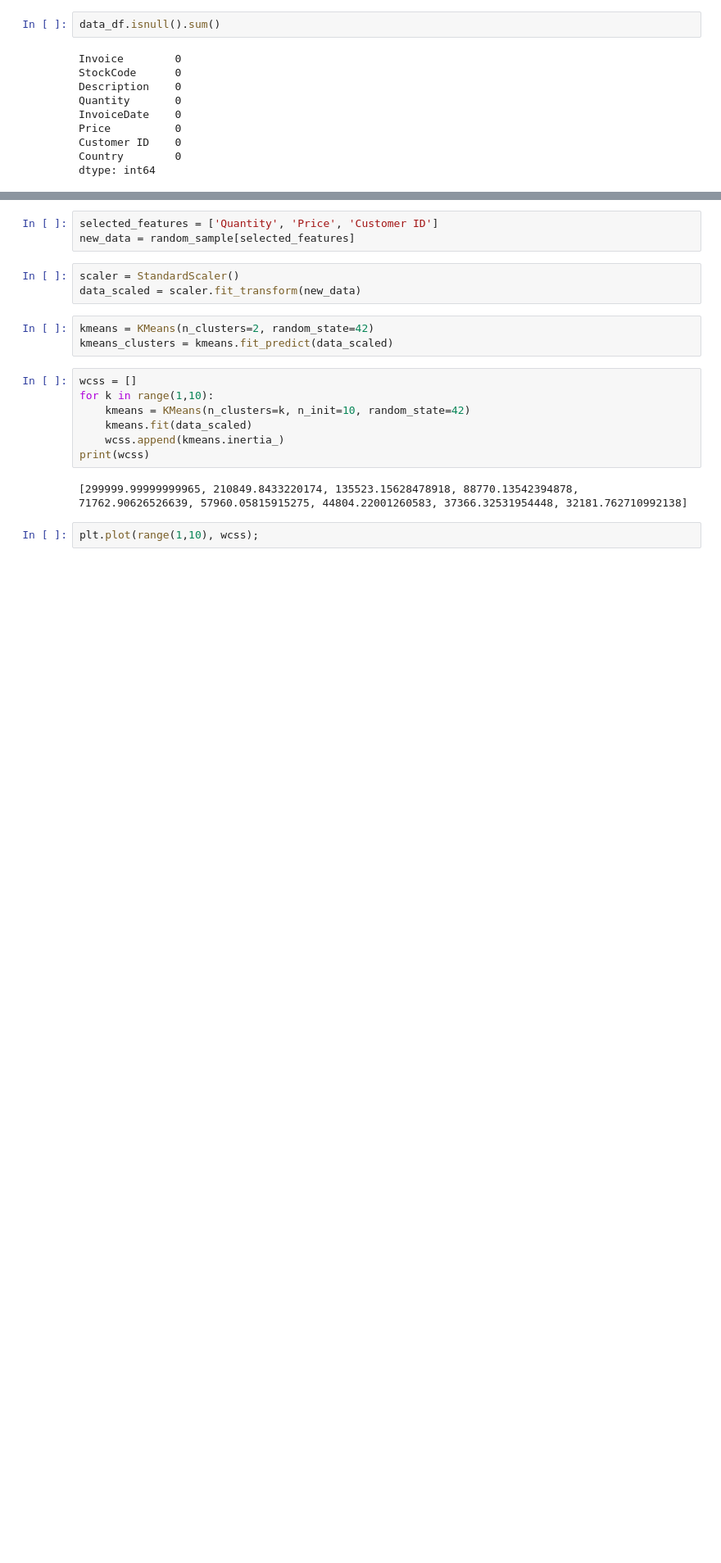
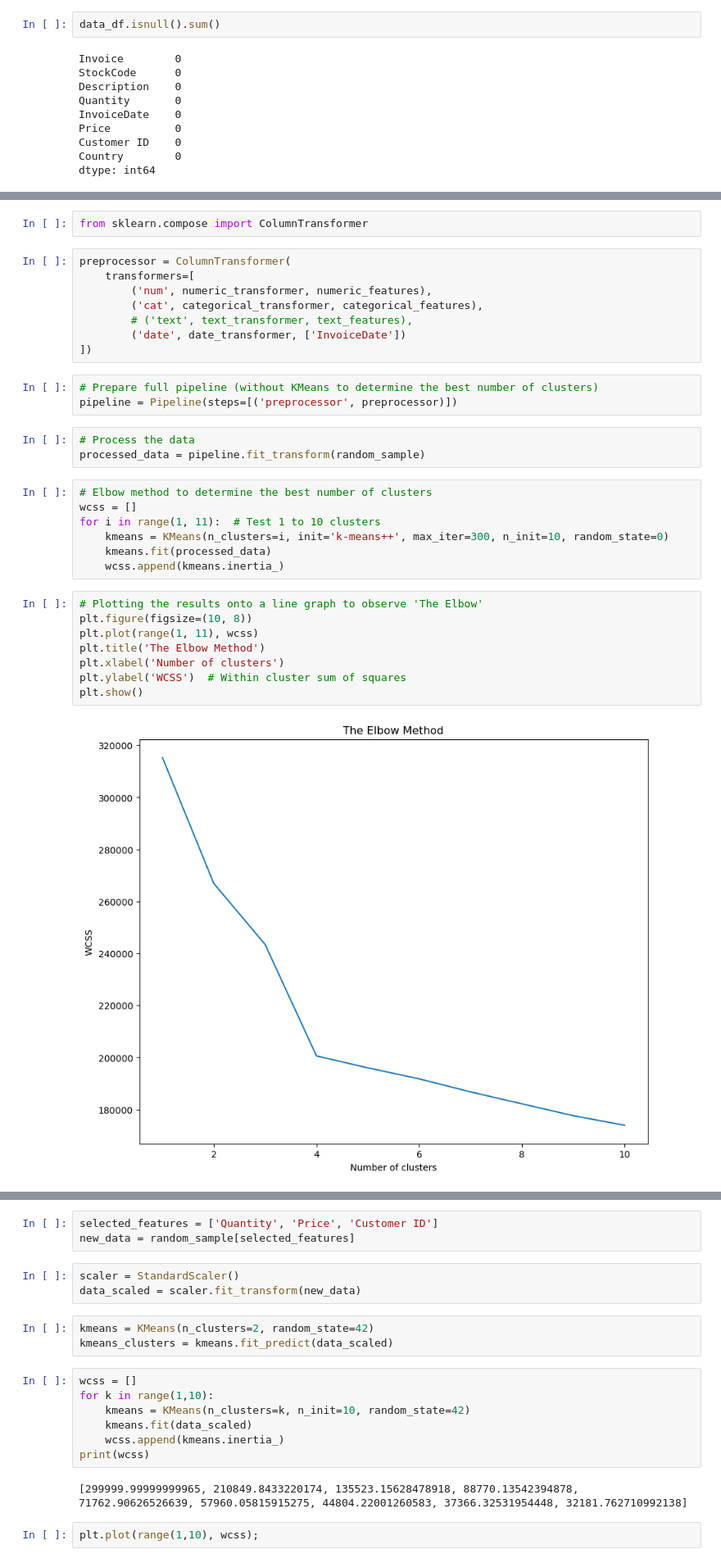
Before and after one commit to ashammar1/ML-for-Business, a Jupyter notebook: Alaa-Shammary-CA1-ML for Business.ipynb, the cells around one changed output, grey strips where cells are left out. Shown at 82% size. Drawn from its saved outputs; the diff is of its cells as text; blank space fills up the shorter version.

```diff
--- a/Alaa-Shammary-CA1-ML for Business.ipynb
+++ b/Alaa-Shammary-CA1-ML for Business.ipynb
@@ -128,0 +235,33 @@ random_sample.shape
+# %%
+from sklearn.compose import ColumnTransformer
+# %%
+preprocessor = ColumnTransformer(
+    transformers=[
+        ('num', numeric_transformer, numeric_features),
+        ('cat', categorical_transformer, categorical_features),
+        # ('text', text_transformer, text_features),
+        ('date', date_transformer, ['InvoiceDate'])
+])
+# %%
+# Prepare full pipeline (without KMeans to determine the best number of clusters)
+pipeline = Pipeline(steps=[('preprocessor', preprocessor)])
+# %%
+# Process the data
+processed_data = pipeline.fit_transform(random_sample)
+# %%
+# Elbow method to determine the best number of clusters
+wcss = []
+for i in range(1, 11):  # Test 1 to 10 clusters
+    kmeans = KMeans(n_clusters=i, init='k-means++', max_iter=300, n_init=10, random_state=0)
+    kmeans.fit(processed_data)
+    wcss.append(kmeans.inertia_)
+# %%
+# Plotting the results onto a line graph to observe 'The Elbow'
+plt.figure(figsize=(10, 8))
+plt.plot(range(1, 11), wcss)
+plt.title('The Elbow Method')
+plt.xlabel('Number of clusters')
+plt.ylabel('WCSS')  # Within cluster sum of squares
+plt.show()
+# %% [output]
+[figure, added]
```
Also changed, not shown: parts of 42 cells of this notebook.
